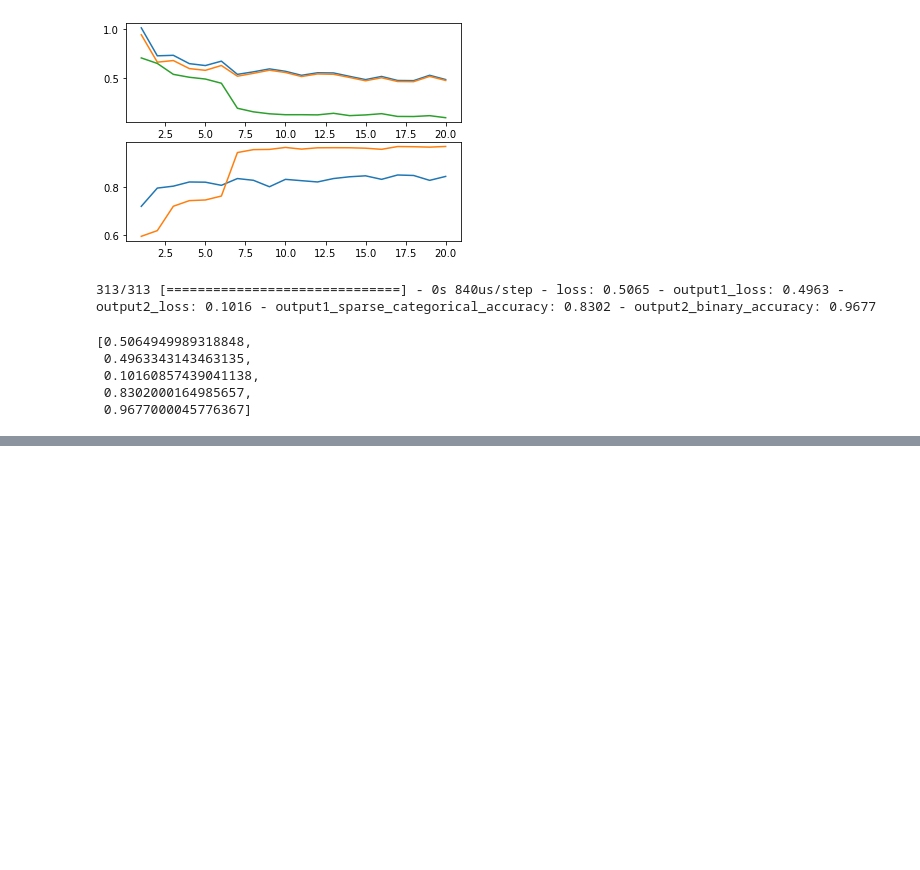
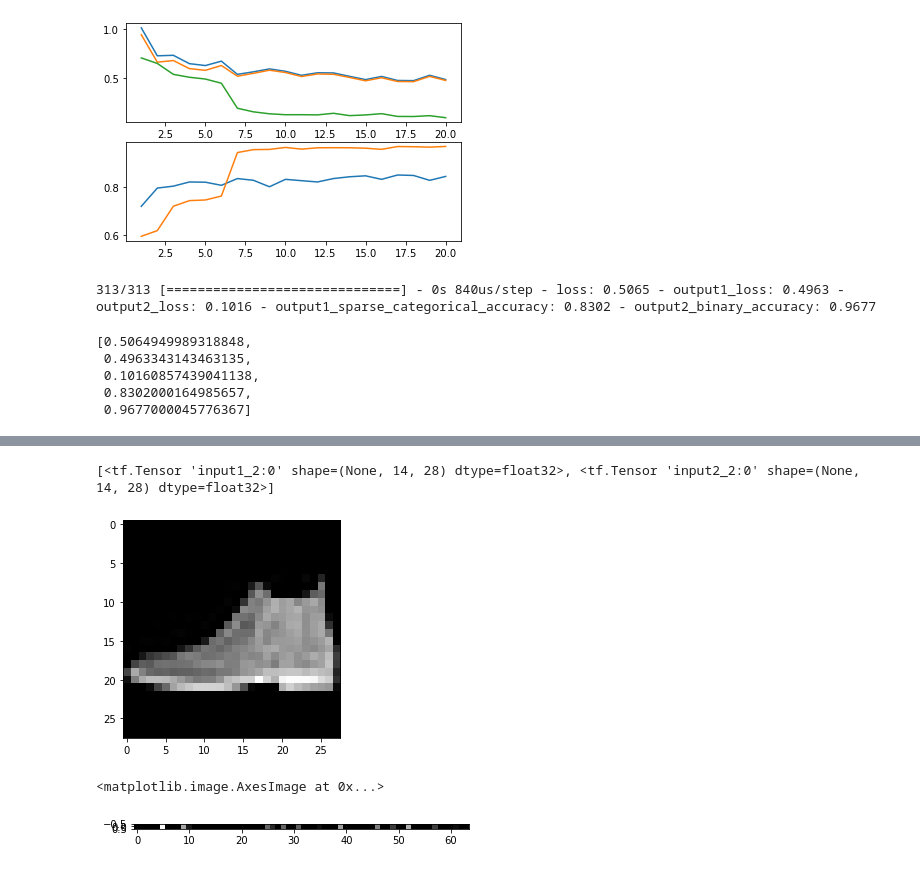
Before and after one commit to michaelyhuang23/keras-deep-learning, a Jupyter notebook: Tensorflow Learning/FunctionalAPI.ipynb, the cells around one changed output, grey strips where cells are left out. Saved outputs shown, nothing was run; the diff lists cells and outputs as text; code cells hidden in the pictures; blank space fills up the shorter version.

```diff
--- a/Tensorflow Learning/FunctionalAPI.ipynb
+++ b/Tensorflow Learning/FunctionalAPI.ipynb
@@ -167,0 +225,21 @@ model.evaluate(x=[test_imageSet1,test_imageSet2],y=[test_y,np.remainder(test_y,2
+# %%
+dense2output = model2.get_layer('Dense2').output
+model4 = Model(model2.input,dense2output)
+# note that model2.input is actually a list of input tensors
+# note that model functions pretty much like a layer:
+# it has a specified input and output tensors
+# and in the predict method it returns an output tensor for an input tensor
+# (only difference is perhaps that we don't specify the input and output tensors the same way)
+# %% [output]
+[<tf.Tensor 'input1_2:0' shape=(None, 14, 28) dtype=float32>, <tf.Tensor 'input2_2:0' shape=(None, 14, 28) dtype=float32>]
+# %%
+plt.imshow(test_image[0],cmap='gray')
+plt.show()
+# %% [output]
+[figure, added]
+# %%
+outputImg = model4.predict([test_imageSet1[0:1,:,:],test_imageSet2[0:1,:,:]])
+plt.imshow(outputImg,cmap='gray')
+# %% [output]
+<matplotlib.image.AxesImage at 0x...>
+[figure, added]
```
Also changed, not shown: parts of 7 cells of this notebook, 8 other files.
